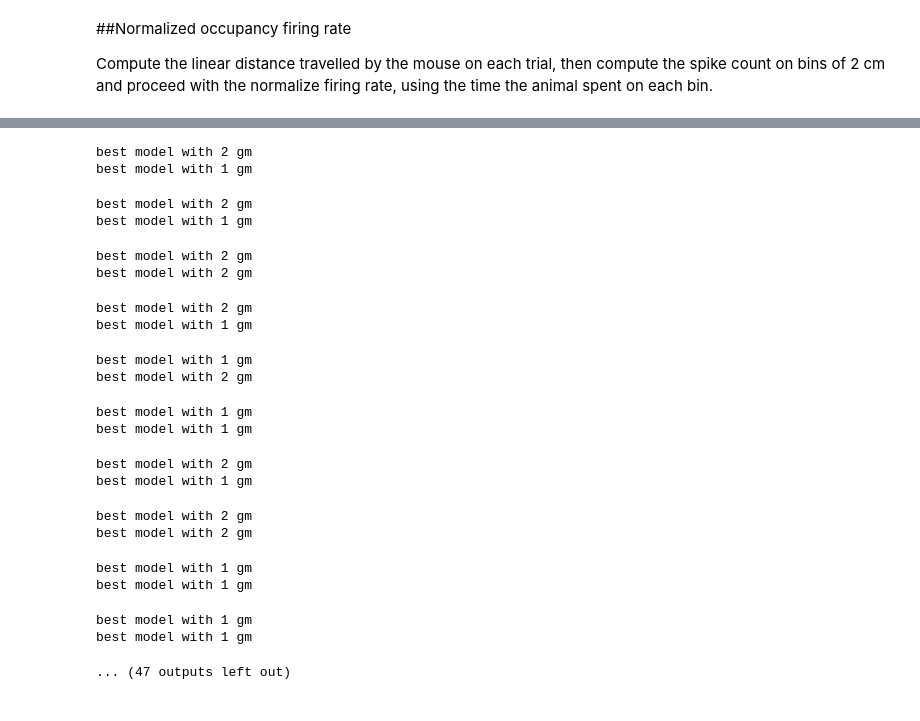
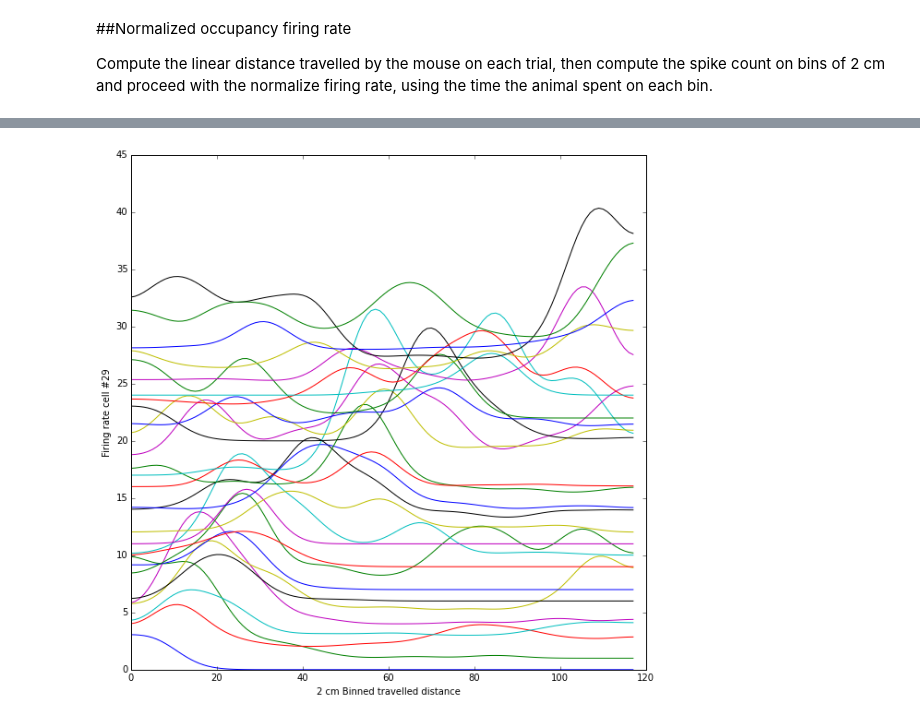
Before and after one commit to rubenpinzon/Wigner-Pattern, a Jupyter notebook: Bayesian Decoder.ipynb, the cells around one changed output, grey strips where cells are left out. Drawn from its saved outputs; the diff is of its cells as text; code cells hidden in the pictures.

```diff
--- a/Bayesian Decoder.ipynb
+++ b/Bayesian Decoder.ipynb
@@ -112,12 +116,13 @@ Trial 52, type= errorLeft disabled
 # %%
 from scipy.ndimage.filters import gaussian_filter1d as gfil
 
-bin_size = 20 # size in milimiters
+bin_size = 6 if animal == 6 else 20 # size in milimiters. Animal 6 has a smaller maze (300 mm x 300 mm)
 num_bins = np.floor(max_d/bin_size) #bins of 2 cm
 bin_edges = linspace(0,max(d),num_bins)
 test_cell = 5
 sampling = 1250. #samples per second
 place_field = []
+sequence = []
 sigma_filter = np.floor(40/bin_size) # 8 cms to number of bins
 
 for i in range(data[0].n_cells):
@@ -126,16 +131,19 @@ for i in range(data[0].n_cells):
     for j, trial in enumerate(data):
         if trial.under_use and trial.type is 'left':
             d = trial.cumulative_dist()
-            h,_ =  np.histogram(trial.spikes_lin[i][1], bins=bin_edges)
+            s,_ =  np.histogram(trial.spikes_lin[i][1], bins=bin_edges)
             samples_bin,_ =  np.histogram(d, bins=bin_edges)
             time_bin = np.double((samples_bin + 1)/sampling)
-            hist = np.add(hist,np.double(h*time_bin)) # spk count to firing rate
+            hist = np.add(hist,np.double(s/time_bin)) # spk count to firing rate
             c_hist += 1
 
+    smoothed_hist = gfil(hist/c_hist, sigma_filter)
+    max_frate = np.max(smoothed_hist)
+    max_time = np.argmax(smoothed_hist)
+    #print 'cell {}, max firing rate {}'.format(i, max_frate)
+    if 3 < max_frate < 15:
+        sequence.append(max_time)
+        place_field.append(smoothed_hist)
 
-    smoothed_hist = gfil(hist, sigma_filter)
-    max_frate = np.max(smoothed_hist)
-    if max_frate > 3:
-        print 'cell {} kept. max firing rate {}'.format(i, max_frate)
-        place_field.append(smoothed_hist)
+print 'Number of cells with place field {}'.format(len(place_field))
 # %% [output]
@@ -159,30 +151,33 @@ cell 84 kept. max firing rate 6.83528442701
 # %%
 #GMM for each place cell
-from sklearn.mixture import GMM
+#from sklearn.mixture import GMM
 
-for pf in place_field:
+idx_sequence = np.argsort(sequence)
+print idx_sequence
+plt.figure(num=None, figsize=(10,10), dpi=150)
+
+
+for k in range(len(sequence)):
     # fit models with 1-4 components
-    N = np.arange(1, 4)
-    models = [None for i in range(len(N))]
+    #N = np.arange(1, 4)
+    #models = [None for i in range(len(N))]
 
-    for i in range(len(N)):
-        models[i] = GMM(N[i]).fit(pf)
+    #for i in range(len(N)):
+    #    models[i] = GMM(N[i]).fit(pf)
 
     # compute the AIC and the BIC
-    AIC = [m.aic(pf) for m in models]
+    #AIC = [m.aic(pf) for m in models]
 
-    print 'best model with {} gm'.format(np.argmin(AIC))
+    #print 'best model with {} gm'.format(np.argmin(AIC))
 
-    M_best = models[np.argmin(AIC)]
-    x = np.linspace(0,100)
-    logprob, responsibilities = M_best.eval(x)
-    pdf = np.exp(logprob)
+    #M_best = models[np.argmin(AIC)]
+    #x = np.linspace(0,100)
+    #logprob, responsibilities = M_best.eval(x)
+    #pdf = np.exp(logprob)
+    plt.plot(place_field[idx_sequence[k]]+k)
 
-    plt.figure(num=None, figsize=(10,2), dpi=150)
-    plt.plot(pf)
-    plt.plot(pdf,'-k')
-    plt.xlabel('2 cm Binned travelled distance')
-    plt.ylabel('Firing rate cell #{}'.format(i))
+plt.xlabel('2 cm Binned travelled distance')
+plt.ylabel('Firing rate cell #{}'.format(k))
 
 plt.show()
 # %% [output]
@@ -193,21 +186 @@ best model with 2 gm
-best model with 2 gm
-best model with 1 gm
-best model with 2 gm
-best model with 1 gm
-best model with 2 gm
-best model with 2 gm
-best model with 2 gm
-best model with 1 gm
-best model with 1 gm
-best model with 2 gm
-best model with 1 gm
-best model with 1 gm
-best model with 2 gm
-best model with 1 gm
-best model with 2 gm
-best model with 2 gm
-best model with 1 gm
-best model with 1 gm
-best model with 1 gm
-best model with 1 gm
-... (47 outputs left out)
+[figure, added]
```
Also changed, not shown: parts of 6 cells of this notebook.
